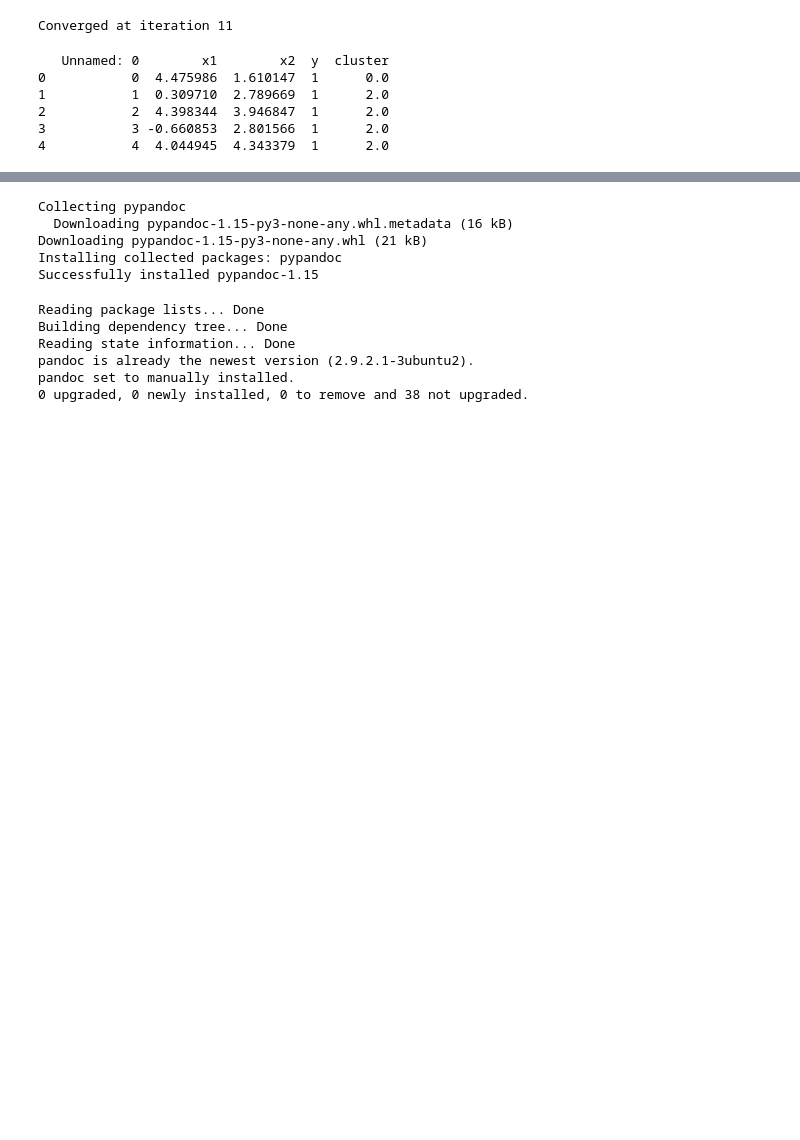
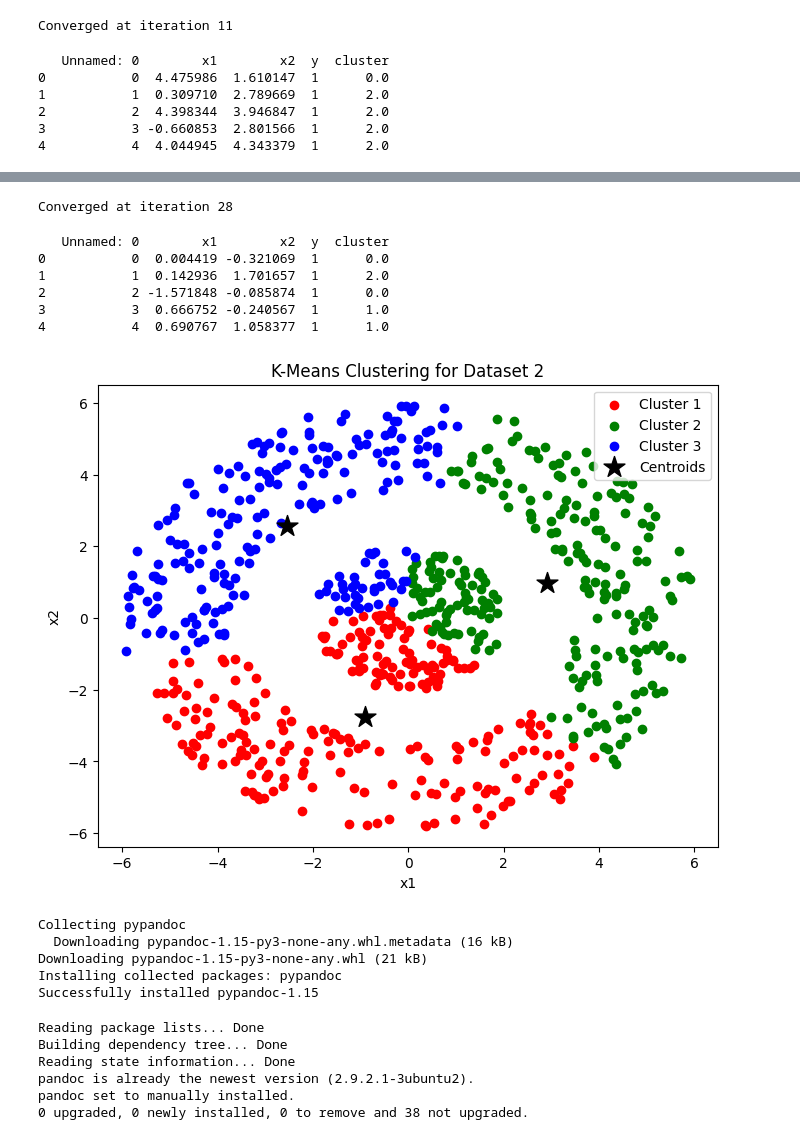
Before and after one commit to Tamoziit/Data-Mining, a Jupyter notebook: K_Means_Clustering.ipynb, the cells around one changed output, grey strips where cells are left out. Cells and saved outputs as stored; diff of their text form; code cells hidden in the pictures; blank space fills up the shorter version.

```diff
--- a/K_Means_Clustering.ipynb
+++ b/K_Means_Clustering.ipynb
@@ -133,0 +138,4 @@ plt.show()
+# %%
+df = pd.read_csv("/content/Dataset_2 - Dataset_2.csv")
+
+print(df)
@@ -134,3 +157,40 @@ plt.show()
+# %%
+X = df[['x1', 'x2']].values
+k = 3
+
+kmeans = KMeans(k=k)
+kmeans.fit(X)
+# %% [output]
+Converged at iteration 28
+# %%
+df['cluster'] = kmeans.labels_
+print(df.head())
+# %% [output]
+   Unnamed: 0        x1        x2  y  cluster
+0           0  0.004419 -0.321069  1      0.0
+1           1  0.142936  1.701657  1      2.0
+2           2 -1.571848 -0.085874  1      0.0
+3           3  0.666752 -0.240567  1      1.0
+4           4  0.690767  1.058377  1      1.0
+# %%
+plt.figure(figsize=(8, 6))
+colors = ['r', 'g', 'b', 'y', 'c', 'm']
+
+for cluster_id in range(k):
+    cluster_points = X[df['cluster'] == cluster_id]
+    plt.scatter(cluster_points[:, 0], cluster_points[:, 1],
+                c=colors[cluster_id % len(colors)], label=f'Cluster {cluster_id+1}')
+
+plt.scatter(kmeans.centroids[:, 0], kmeans.centroids[:, 1],
+            s=250, marker='*', c='black', label='Centroids')
+
+plt.xlabel('x1')
+plt.ylabel('x2')
+plt.title('K-Means Clustering for Dataset 2')
+plt.legend()
+plt.show()
+# %% [output]
+[figure, added]
 # %%
 !pip install pypandoc
 # %% [output]
```
Also changed, not shown: parts of 6 cells of this notebook.
